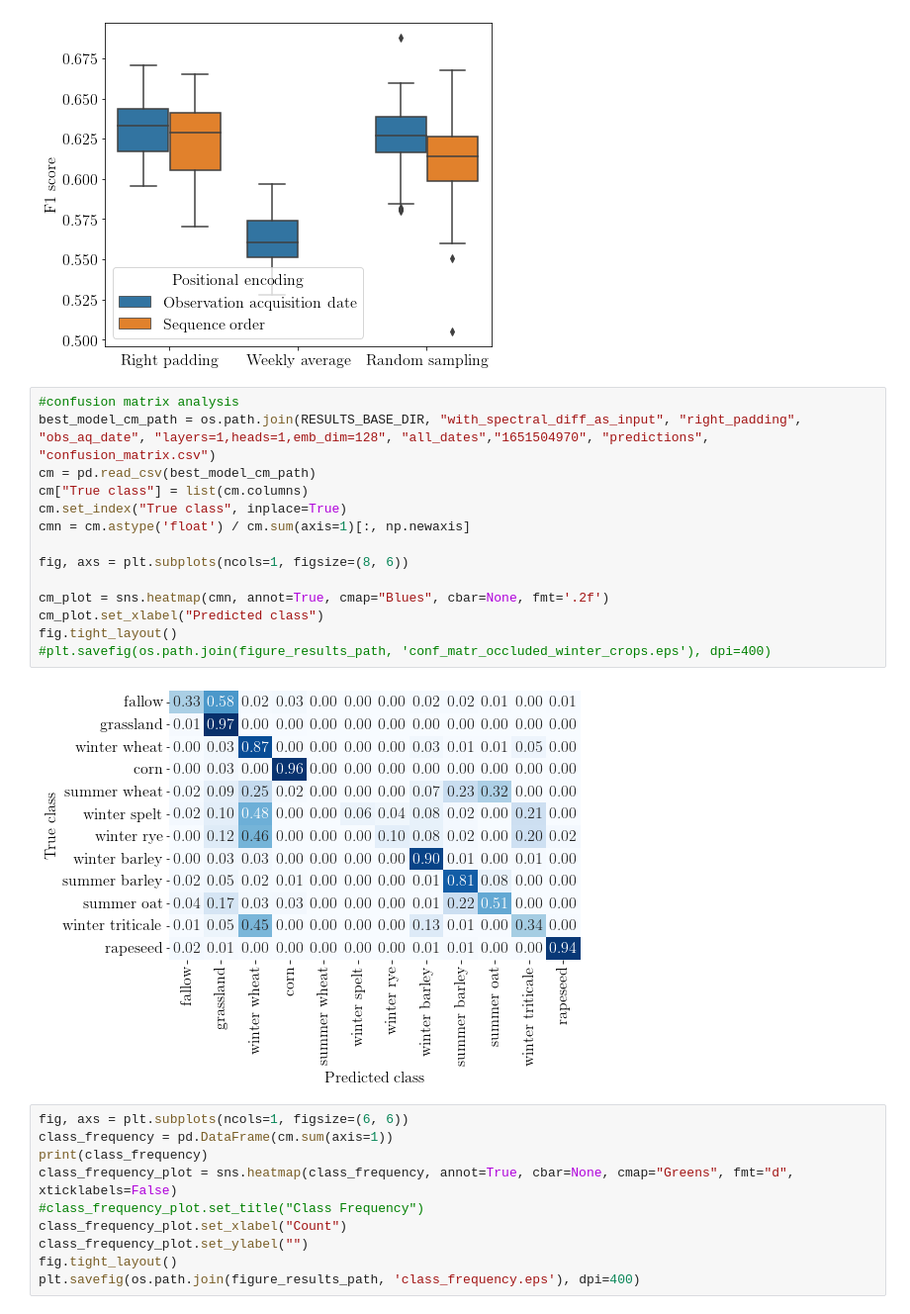
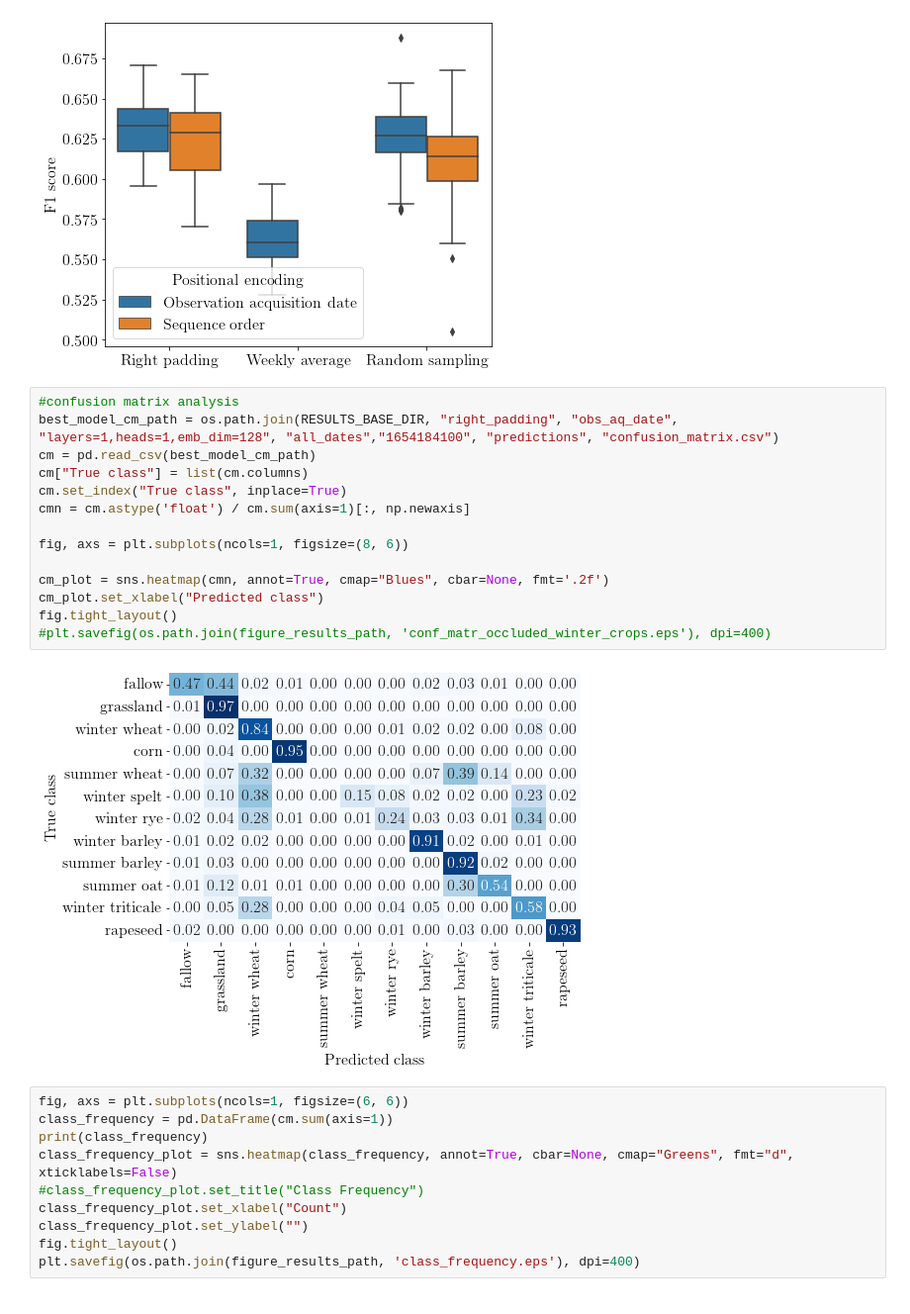
Before and after one commit to IvicaObadic/crop-type-classification-explainability, a Jupyter notebook: notebooks/results_analyzer.ipynb, the cells around one changed output. Shown at 99% size. Drawn from its saved outputs; the diff is of its cells as text.

```diff
--- a/notebooks/results_analyzer.ipynb
+++ b/notebooks/results_analyzer.ipynb
@@ -249,20 +249,20 @@ The PostScript backend does not support transparency; partially transparent arti
 [figure]
 # %%
 #confusion matrix analysis
-best_model_cm_path = os.path.join(RESULTS_BASE_DIR, "with_spectral_diff_as_input", "right_padding", "obs_aq_date", "layers=1,heads=1,emb_dim=128", "all_dates","1651504970", "predictions", "confusion_matrix.csv")
+best_model_cm_path = os.path.join(RESULTS_BASE_DIR, "right_padding", "obs_aq_date", "layers=1,heads=1,emb_dim=128", "all_dates","1654184100", "predictions", "confusion_matrix.csv")
 cm = pd.read_csv(best_model_cm_path)
 cm["True class"] = list(cm.columns)
 cm.set_index("True class", inplace=True)
 cmn = cm.astype('float') / cm.sum(axis=1)[:, np.newaxis]
 
 fig, axs = plt.subplots(ncols=1, figsize=(8, 6))
 
 cm_plot = sns.heatmap(cmn, annot=True, cmap="Blues", cbar=None, fmt='.2f')
 cm_plot.set_xlabel("Predicted class")
 fig.tight_layout()
 #plt.savefig(os.path.join(figure_results_path, 'conf_matr_occluded_winter_crops.eps'), dpi=400)
 # %% [output]
-[figure, old version]
+[figure, new version]
 # %%
 fig, axs = plt.subplots(ncols=1, figsize=(6, 6))
 class_frequency = pd.DataFrame(cm.sum(axis=1))
```
Also changed, not shown: 5 other files.
